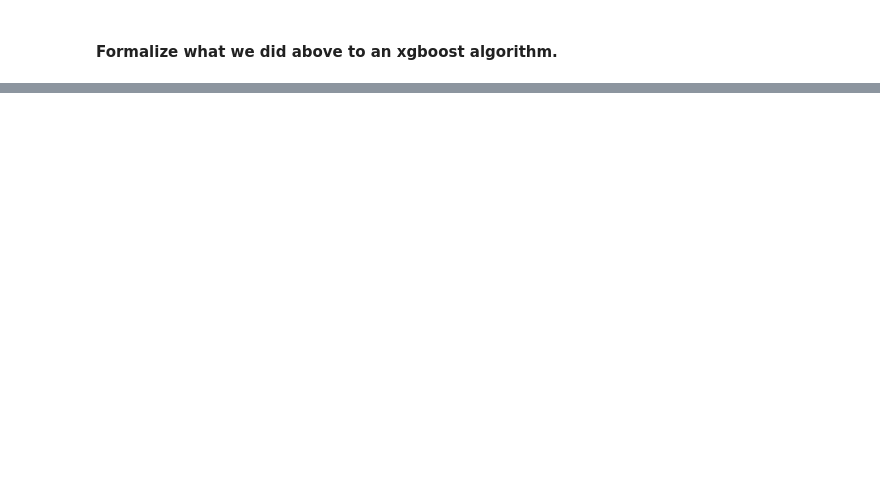
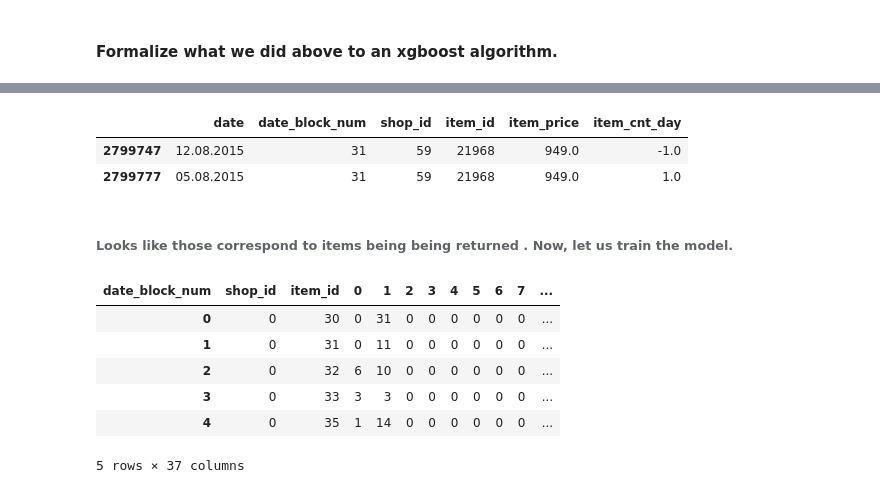
Before and after one commit to babinu-uthup-4JESUS-zz/Kaggle-Predict-Future-Sales, a Jupyter notebook: more_complex_models/gradient_boosting_add_item_category_average.ipynb, the cells around one changed output, grey strips where cells are left out. Cells and saved outputs as stored; diff of their text form; code cells hidden in the pictures; blank space fills up the shorter version.

```diff
--- a/more_complex_models/gradient_boosting_add_item_category_average.ipynb
+++ b/more_complex_models/gradient_boosting_add_item_category_average.ipynb
@@ -311,0 +422,21 @@ def build_xgboost_model(X, Y, new_X, new_Y, X_COLUMNS):
+# %%
+sales_train[(sales_train.shop_id == 59) & (sales_train.item_id == 21968) & (sales_train.date_block_num == 31) ]
+# %% [output]
+|  | date | date_block_num | shop_id | item_id | item_price | item_cnt_day |
+| 2799747 | 12.08.2015 | 31 | 59 | 21968 | 949.0 | -1.0 |
+| 2799777 | 05.08.2015 | 31 | 59 | 21968 | 949.0 | 1.0 |
+# %% [markdown]
+###### Looks like those correspond to items being being returned . Now, let us train the model.
+# %%
+daily_train_pivot['item_category_id'] = \
+    daily_train_pivot['item_id'].apply(lambda x : item_id_to_item_category_id.get(x, -1))
+# %%
+daily_train_pivot.head()
+# %% [output]
+| date_block_num | shop_id | item_id | 0 | 1 | 2 | 3 | 4 | 5 | 6 | 7 | ... |
+| 0 | 0 | 30 | 0 | 31 | 0 | 0 | 0 | 0 | 0 | 0 | ... |
+| 1 | 0 | 31 | 0 | 11 | 0 | 0 | 0 | 0 | 0 | 0 | ... |
+| 2 | 0 | 32 | 6 | 10 | 0 | 0 | 0 | 0 | 0 | 0 | ... |
+| 3 | 0 | 33 | 3 | 3 | 0 | 0 | 0 | 0 | 0 | 0 | ... |
+| 4 | 0 | 35 | 1 | 14 | 0 | 0 | 0 | 0 | 0 | 0 | ... |
+5 rows × 37 columns
```
Also changed, not shown: parts of 68 cells of this notebook.
